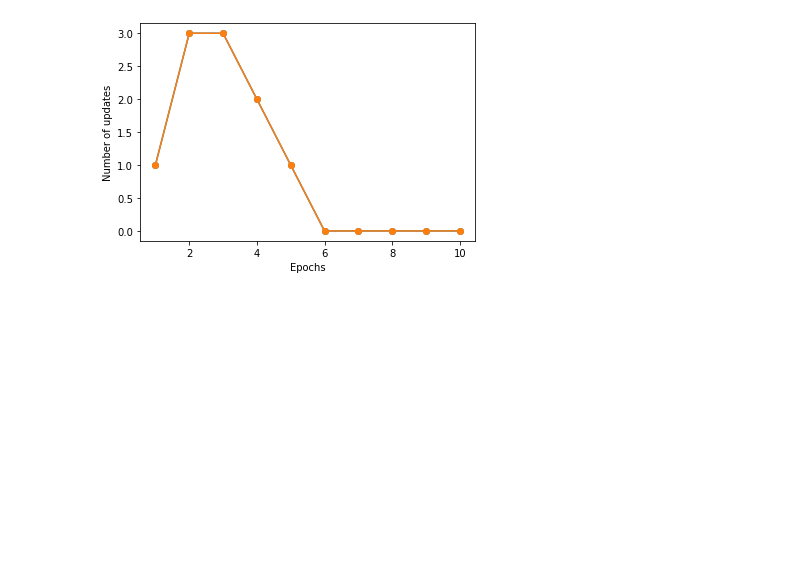
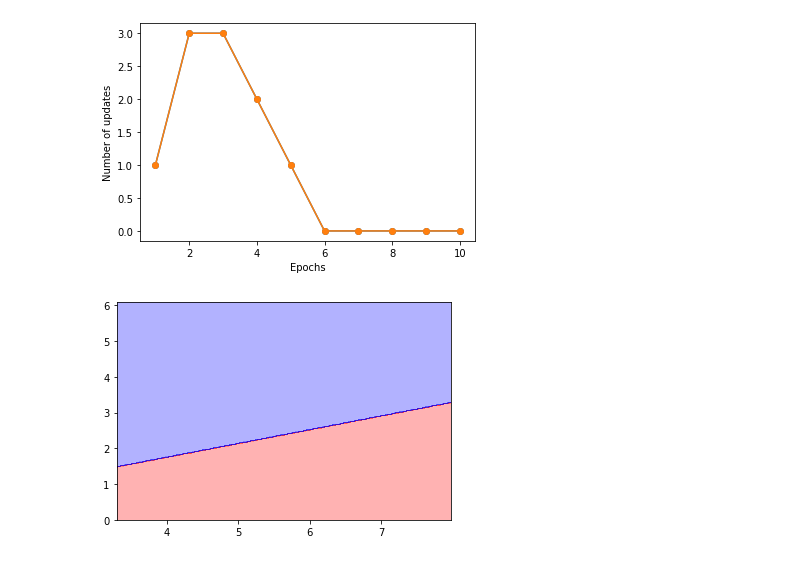
Before and after one commit to ivaturi/pythonml-raschka, a Jupyter notebook: chap2/perceptron.ipynb, the cells around one changed output. Drawn from its saved outputs; the diff is of its cells as text; code cells hidden in the pictures; blank space fills up the shorter version.

Commit message:
show perceptron decision regions (barebones)

```diff
--- a/chap2/perceptron.ipynb
+++ b/chap2/perceptron.ipynb
@@ -58,8 +58,15 @@ class Perceptron:
 
         x1_min, x1_max = X[:,0].min() - 1, X[:,0].max() + 1
         x2_min, x2_max = X[:,1].min() - 1, X[:,1].max() + 1
-        xx1,xx2 = np.meshgrid(np.arrange(x1_min, x1_max, res),
-                              np.arrange(x2_min, x2_max, res))
+        xx1,xx2 = np.meshgrid(np.arange(x1_min, x1_max, res),
+                              np.arange(x2_min, x2_max, res))
+
+        Z = self.predict_np(np.array([xx1.ravel(), xx2.ravel()]).T)
+        Z = Z.reshape(xx1.shape)
+        plt.contourf(xx1, xx2, Z, alpha = 0.3, cmap=cmap)
+        plt.xlim(xx1.min(), xx1.max())
+        plt.ylim(xx2.min(), xx2.max())
+
 
 
     def predict_np(self, X):
@@ -111,3 +118,7 @@ p.fit(X, y)
 p.show_fitting_log()
 # %% [output]
 [figure]
+# %%
+p.show_decision_regions(X,y)
+# %% [output]
+[figure, added]
```
